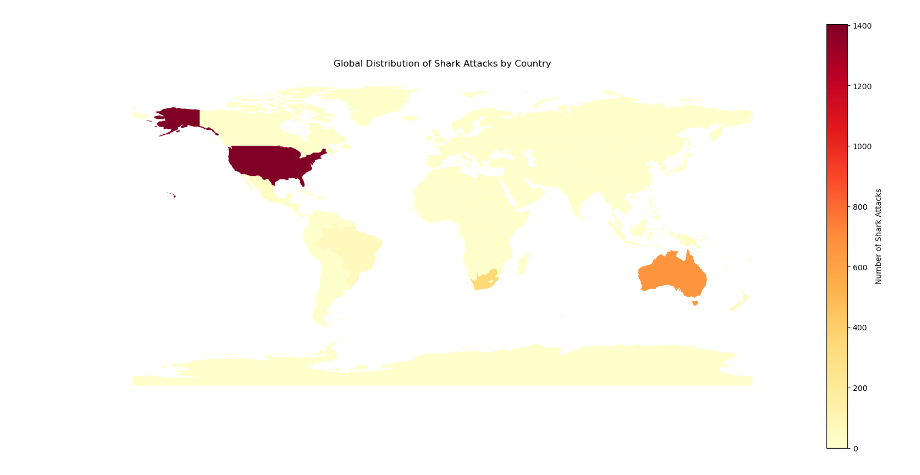
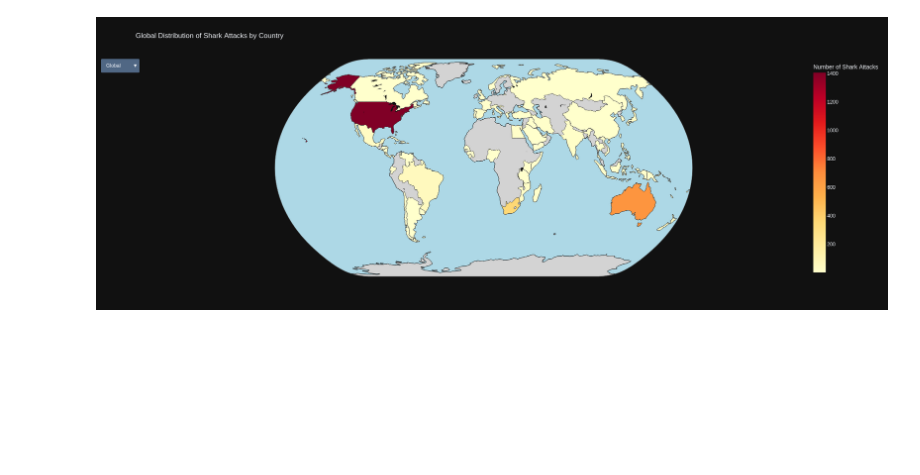
Before and after one commit to jsmalex/Shark-attacks, a Jupyter notebook: EDATiburones.ipynb, the cells around one changed output. Saved outputs shown, nothing was run; the diff lists cells and outputs as text; code cells hidden in the pictures; blank space fills up the shorter version.

```diff
--- a/EDATiburones.ipynb
+++ b/EDATiburones.ipynb
@@ -270,60 +7,94 @@ Name: count, dtype: float64
 # %%
 import pandas as pd
-import geopandas as gpd
-import matplotlib.pyplot as plt
+import plotly.express as px
 
-# Assuming 'df' is your DataFrame with shark attack data.
-# Generate sample data if not available:
+# Assuming 'df' is your DataFrame with shark attack data
+
+# Sample data if not available
 # df = pd.DataFrame({'Country': ['USA', 'AUSTRALIA', 'SOUTH AFRICA', 'USA', 'USA', 'BRAZIL', 'MEXICO', 'FIJI']})
 
-# Get shark attack counts per country
-country_counts = df['Country'].value_counts()
-
-# Load world map data directly from geopandas without external files
-world = gpd.read_file(gpd.datasets.get_path('naturalearth_lowres'))
-
-# Create a dictionary to map custom country names in 'df' to standardized names in the 'world' dataset
+# Create a dictionary to map custom country names in 'df' to standardized names in the 'plotly' dataset
 country_mapping = {
-    'USA': 'United States of America',
+    'USA': 'United States',
     'AUSTRALIA': 'Australia',
     'SOUTH AFRICA': 'South Africa',
     'NEW ZEALAND': 'New Zealand',
     'BRAZIL': 'Brazil',
     'MEXICO': 'Mexico',
     'FIJI': 'Fiji',
     'BAHAMAS': 'Bahamas',
     'PAPUA NEW GUINEA': 'Papua New Guinea',
-    'REUNION': 'Réunion'  # Adjusted for natural earth name standard
+    'REUNION': 'Réunion'  # Adjusted for plotly's naming convention
 }
 
 # Map the countries in 'df' to standardized names
 df['Country_Mapped'] = df['Country'].map(lambda x: country_mapping.get(x.upper(), x.upper()))
 
 # Create a series of attack counts using standardized country names
 attack_counts = df['Country_Mapped'].value_counts()
 
-# Add a new column to the 'world' GeoDataFrame with attack counts, using the country name as the key
-world['attack_counts'] = world['name'].map(lambda x: attack_counts.get(x, 0))
+# Prepare data for plotting by creating a DataFrame with countries and attack counts
+attack_df = pd.DataFrame({
+    'Country': attack_counts.index,
+    'Attack_Counts': attack_counts.values
+})
 
-# Plot the map with attack counts per country
-fig, ax = plt.subplots(figsize=(20, 10))
-world.plot(
-    column='attack_counts',
-    ax=ax,
-    legend=True,
-    legend_kwds={'label': "Number of Shark Attacks"},
-    missing_kwds={'color': 'lightgrey'},  # for countries without data
-    cmap='YlOrRd'
+# Plot the map with Plotly's choropleth
+fig = px.choropleth(
+    attack_df,
+    locations='Country',
+    locationmode='country names',
+    color='Attack_Counts',
+    hover_name='Country',
+    color_continuous_scale='YlOrRd',
+    labels={'Attack_Counts': 'Number of Shark Attacks'},
+    title='Global Distribution of Shark Attacks by Country',
+    template='plotly_dark'  # Optional: dark theme for better contrast
 )
 
-plt.title('Global Distribution of Shark Attacks by Country')
-plt.axis('off')
-plt.show()
+# Add interactive features
+fig.update_geos(
+    showcoastlines=True,
+    coastlinecolor="Black",
+    showland=True,
+    landcolor="lightgray",
+    projection_type='natural earth',  # Better map projection for global data
+    showocean=True,
+    oceancolor='LightBlue'
+)
+
+# Customize hover data
+fig.update_traces(
+    hovertemplate='<b>%{hovertext}</b><br>Attacks: %{z}'
+)
+
+# Add buttons to zoom in on regions, including Africa
+fig.update_layout(
+    updatemenus=[
+        {
+            'buttons': [
+                {'method': 'relayout', 'label': 'Global', 'args': [{'geo': {'projection.scale': 1}}]},
+                {'method': 'relayout', 'label': 'Americas', 'args': [{'geo': {'projection.scale': 3, 'center': {'lat': 10, 'lon': -75}}}]},
+                {'method': 'relayout', 'label': 'Europe', 'args': [{'geo': {'projection.scale': 3, 'center': {'lat': 50, 'lon': 10}}}]},
+                {'method': 'relayout', 'label': 'Australia', 'args': [{'geo': {'projection.scale': 3, 'center': {'lat': -25, 'lon': 133}}}]},
+                {'method': 'relayout', 'label': 'Africa', 'args': [{'geo': {'projection.scale': 3, 'center': {'lat': 0, 'lon': 20}}}]}
+            ],
+            'direction': 'down',
+            'showactive': True
+        }
+    ],
+    autosize=False,
+    width=1200,
+    height=700
+)
+
+# Show the figure
+fig.show()
 
 # Display top 10 countries with the most attacks
 print("Top 10 Countries with Most Shark Attacks:")
 print(attack_counts.head(10))
 # %% [output]
-[figure, old version]
+[figure, new version]
 Top 10 Countries with Most Shark Attacks:
 Country_Mapped
```
Also changed, not shown: parts of 11 cells of this notebook.
